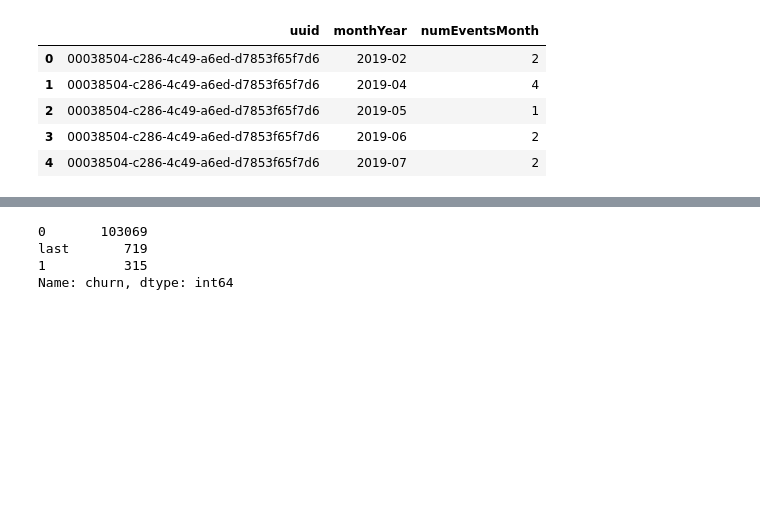
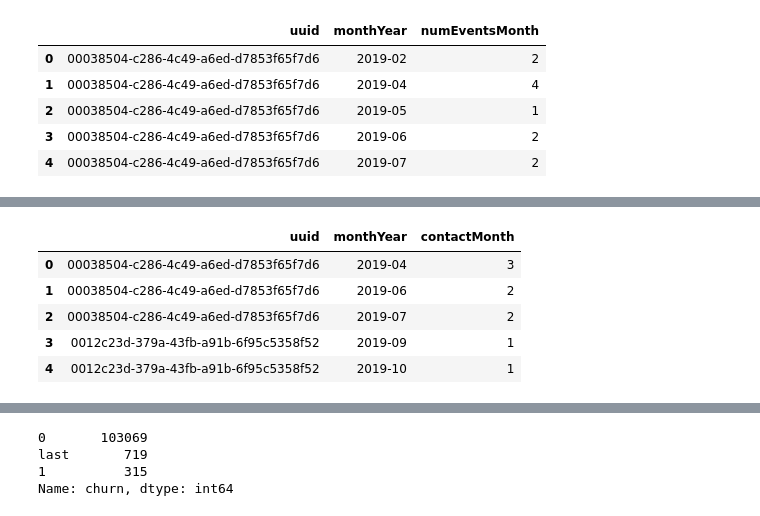
Before and after one commit to raquelcreis/customer_survival, a Jupyter notebook: notebook.ipynb, the cells around one changed output, grey strips where cells are left out. Drawn from its saved outputs; the diff is of its cells as text; code cells hidden in the pictures; blank space fills up the shorter version.

```diff
--- a/notebook.ipynb
+++ b/notebook.ipynb
@@ -197,3 +198,14 @@ df.head()
 | 2 | 00038504-c286-4c49-a6ed-d7853f65f7d6 | 2019-04-12 | contact | 2019-04 | 4 | 51 | 1 | 2 | 4 | ... |
 | 3 | 00038504-c286-4c49-a6ed-d7853f65f7d6 | 2019-04-19 | contact | 2019-04 | 4 | 7 | 1 | 3 | 4 | ... |
 | 4 | 00038504-c286-4c49-a6ed-d7853f65f7d6 | 2019-04-30 | contact | 2019-04 | 4 | 11 | 1 | 4 | 4 | ... |
+# %%
+contactFilter = df.eventsClass == 1
+contactMonth = df[contactFilter].groupby(['uuid','monthYear']).size().reset_index(name='contactMonth')
+contactMonth.head()
+# %% [output]
+|  | uuid | monthYear | contactMonth |
+| 0 | 00038504-c286-4c49-a6ed-d7853f65f7d6 | 2019-04 | 3 |
+| 1 | 00038504-c286-4c49-a6ed-d7853f65f7d6 | 2019-06 | 2 |
+| 2 | 00038504-c286-4c49-a6ed-d7853f65f7d6 | 2019-07 | 2 |
+| 3 | 0012c23d-379a-43fb-a91b-6f95c5358f52 | 2019-09 | 1 |
+| 4 | 0012c23d-379a-43fb-a91b-6f95c5358f52 | 2019-10 | 1 |
```
Also changed, not shown: parts of 12 cells of this notebook.
